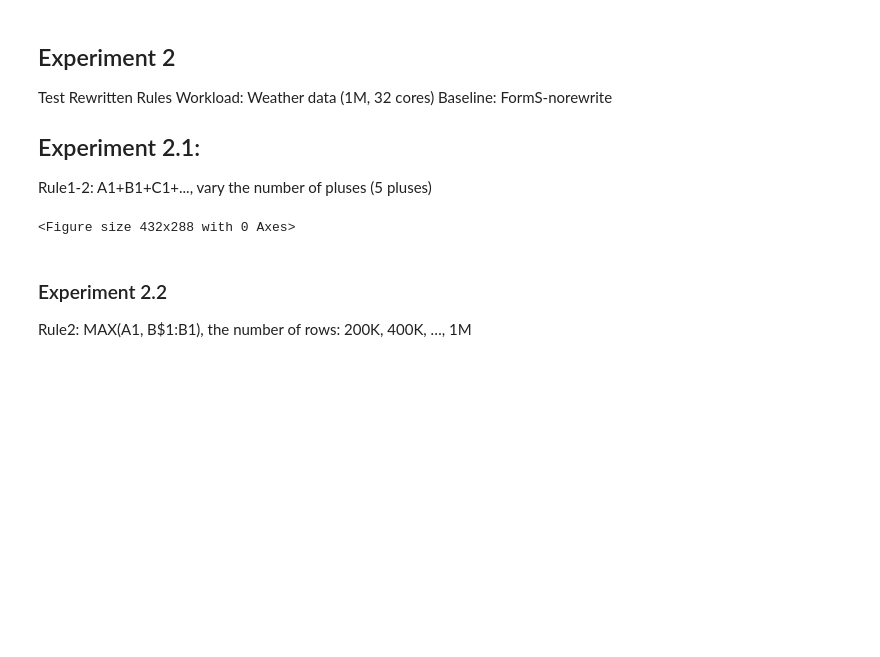
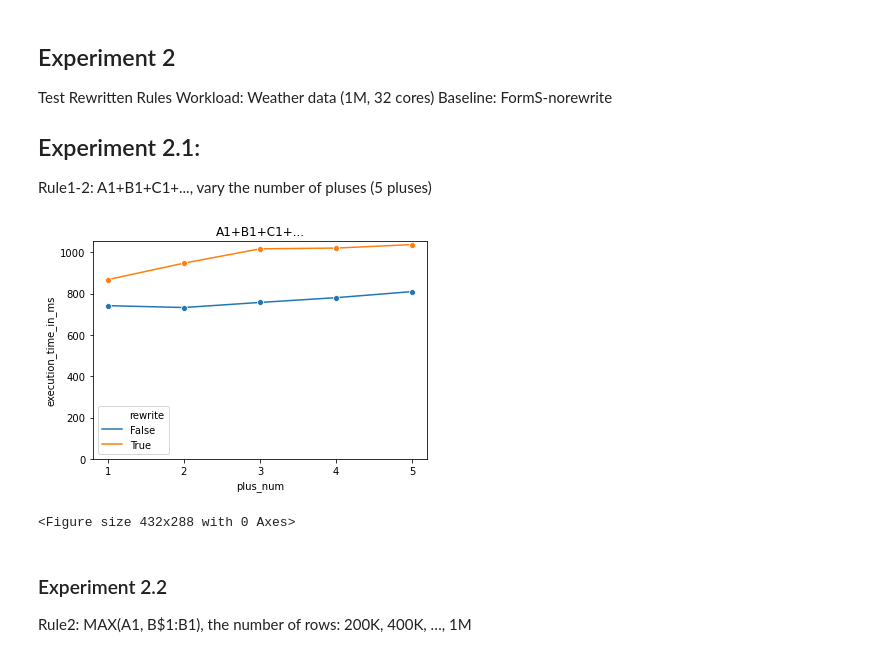
Before and after one commit to forms-org/forms, a Jupyter notebook: benchmark/collect_results.ipynb, the cells around one changed output. Drawn from its saved outputs; the diff is of its cells as text; code cells hidden in the pictures; blank space fills up the shorter version.

```diff
--- a/benchmark/collect_results.ipynb
+++ b/benchmark/collect_results.ipynb
@@ -101,23 +119,26 @@ Rule1-2: A1+B1+C1+..., vary the number of pluses (5 pluses)
 # %%
 test_path = 'results/TEST-REWRITE-1'
 all_data = []
 for root, dirs, files in os.walk(test_path):
     for filename in files:
         if filename == "config.json":
             with open(os.path.join(root, filename), 'r') as f:
                 text = f.read()
                 data = json.loads(text)
                 data['plus_num'] = int(root[root.find('PLUS') - 1])
                 data['rewrite'] = data['enable_logical_rewriting']
                 all_data.append(data)
 all_df = pd.DataFrame(all_data)
 df = all_df[['plus_num', 'rewrite', 'execution_time_in_ms']].groupby(['plus_num', 'rewrite']).mean().reset_index()
-plot = sns.lineplot(data=df, x='plus_num', y='execution_time_in_ms', hue='rewrite')
+plot = sns.lineplot(data=df, x='plus_num', y='execution_time_in_ms', marker='o', hue='rewrite')
 plot.xaxis.set_major_locator(FixedLocator([1,2,3,4,5]))
 plt.title('A1+B1+C1+...')
+plt.ylim(0, None)
 plot.get_figure().savefig('plots/rewrite/1.pdf', dpi=300)
+plt.show()
 plt.clf()
 # %% [output]
+[figure, added]
 <Figure size 432x288 with 0 Axes>
 # %% [markdown]
 ### Experiment 2.2
```
Also changed, not shown: parts of 8 cells of this notebook, 42 other files.
